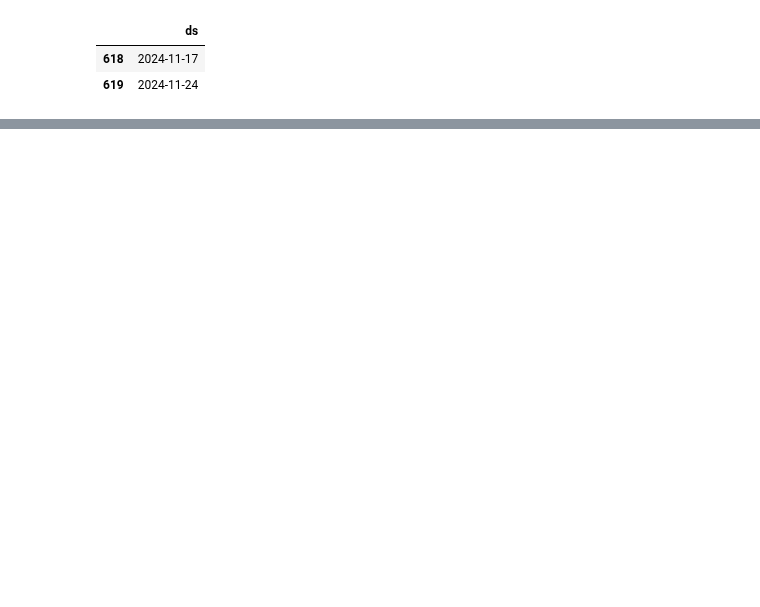
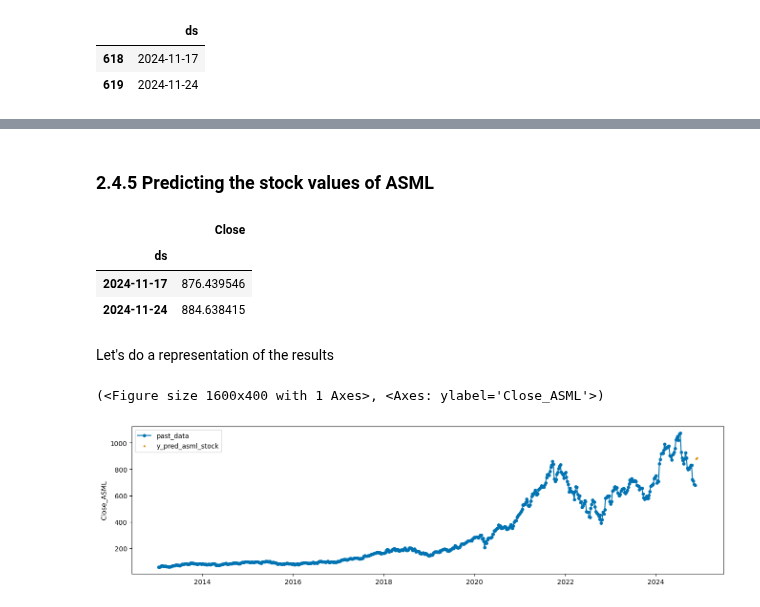
Before and after one commit to mbarriola96/stock_prices_forecasting, a Jupyter notebook: 07_future_predictions.ipynb, the cells around one changed output, grey strips where cells are left out. Drawn from its saved outputs; the diff is of its cells as text; code cells hidden in the pictures; blank space fills up the shorter version.

```diff
--- a/07_future_predictions.ipynb
+++ b/07_future_predictions.ipynb
@@ -18,8 +21,8 @@ company_tickers = {
     'TOELY': 'Tokyo Electron Limited'
 }
 
-regressors = ['Close_Carl Zeiss Meditec', 'Close_Lam Research Corporation',
-              'Close_Tokyo Electron Limited', 'COVID_Period',
+regressors = ['Close_Carl_Zeiss_Meditec', 'Close_Lam_Research_Corporation',
+              'Close_Tokyo_Electron_Limited', 'COVID_Period',
               'Geopolitical_Tension', 'Trade_Sanctions',
               'Tech_Regulation', 'New_Product_Launch']
 
@@ -120,0 +180,14 @@ future_dataframe
+# %%
+# Iterate over each supplier in company_tickers to make predictions
+for ticker, company in company_tickers.items():
+    # Get the loaded Prophet model for the current supplier from the models_suppliers dictionary
+    model = models_suppliers[company]
+
+    # Generate predictions on the future_dataframe using the model
+    forecast = model.predict(future_dataframe)
+
+    # Select only 'ds' and 'yhat' columns, rename 'yhat' to 'Close_{company}'
+    forecast = forecast[['ds', 'yhat']].rename(columns={'yhat': f'Close_{company.replace(" ", "_")}'})
+
+    # Merge the forecast data with the future_dataframe on the 'ds' column
+    future_dataframe = future_dataframe.merge(forecast, on='ds', how='left')
@@ -120,0 +211,27 @@ future_dataframe
+# %% [markdown]
+### 2.4.5 Predicting the stock values of ASML
+# %%
+# Generate predictions
+future_dataframe_ASML_stock = prophet_model.predict(future_dataframe)
+
+# Return to the original DataFrame format with 'ds' as index and 'yhat' as 'Close'
+future_dataframe_ASML_stock = future_dataframe_ASML_stock[['ds', 'yhat']].set_index('ds').rename(columns={'yhat': 'Close'})
+
+future_dataframe_ASML_stock
+# %% [output]
+|  | Close |
+| ds |  |
+| 2024-11-17 | 876.439546 |
+| 2024-11-24 | 884.638415 |
+# %% [markdown]
+Let's do a representation of the results
+# %%
+# Plot the series with train, test, and predictions from both models
+plot_series(
+    weekly_data_combination['Close_ASML'],             # Training data starting from index 500 for better visualization
+    future_dataframe_ASML_stock,                       # Predictions from the ASML model
+    labels=["past_data", "y_pred_asml_stock"]          # Labels for each line in the plot
+)
+# %% [output]
+(<Figure size 1600x400 with 1 Axes>, <Axes: ylabel='Close_ASML'>)
+[figure, added]
```
Also changed, not shown: parts of 15 cells of this notebook, 11 other files.
